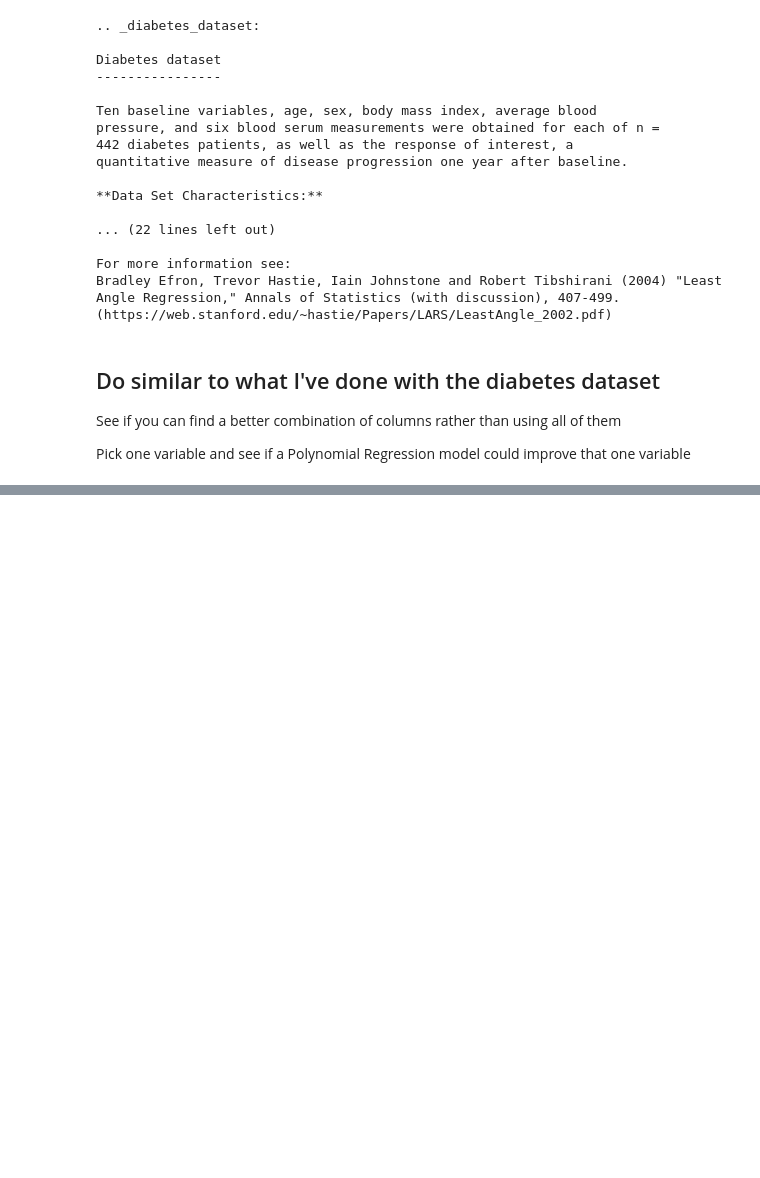
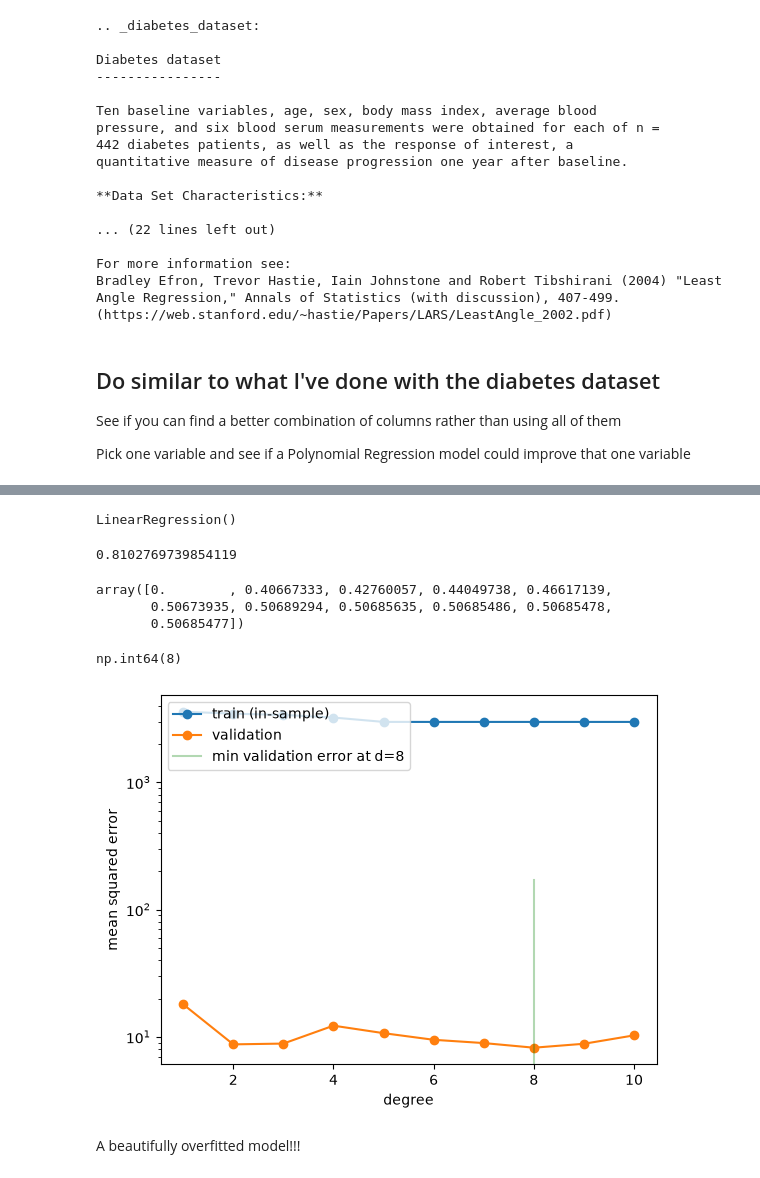
Before and after one commit to irenecelebrin/machine-learning, a Jupyter notebook: course material /class_2/ValidationNotebook/Validation Lab.ipynb, the cells around one changed output, grey strips where cells are left out. Cells and saved outputs as stored; diff of their text form; code cells hidden in the pictures; blank space fills up the shorter version.

```diff
--- a/course material /class_2/ValidationNotebook/Validation Lab.ipynb
+++ b/course material /class_2/ValidationNotebook/Validation Lab.ipynb
@@ -472,0 +572,52 @@ Pick one variable and see if a Polynomial Regression model could improve that on
+# %%
+modelpoly5 = LinearRegression()
+modelpoly5.fit(X_train_poly, y_train)
+# %% [output]
+LinearRegression()
+# %%
+modelpoly5.score(X_train_poly, y_train)
+# %% [output]
+0.8102769739854119
+# %%
+max_p = 10
+degrees = range(max_p+1)
+train_scores = np.zeros(max_p+1)
+test_scores = np.zeros(max_p+1)
+error_train = np.zeros(max_p+1)
+error_test = np.zeros(max_p+1)
+# %%
+for i in degrees:
+    if i != 0:
+        X_train_poly = PolynomialFeatures(i).fit_transform(X_train)
+        X_test_poly = PolynomialFeatures(i).fit_transform(X_test)
+        polymodel = LinearRegression()
+        polymodel.fit(X_train_poly, y_train)
+        prediction_on_training = polymodel.predict(X_train_poly)
+        prediction_on_test = polymodel.predict(X_test_poly)
+        error_train[i] = mean_squared_error(y_train, prediction_on_training)
+        error_test[i] = mean_squared_error(y_test, prediction_on_test)
+        train_scores[i] = polymodel.score(X_train_poly, y_train)
+        test_scores[i] = polymodel.score(X_test_poly, y_test)
+# %%
+train_scores
+# %% [output]
+array([0.        , 0.40667333, 0.42760057, 0.44049738, 0.46617139,
+       0.50673935, 0.50689294, 0.50685635, 0.50685486, 0.50685478,
+       0.50685477])
+# %%
+bestd = np.argmin(error_valid[1:])+1
+bestd
+# %% [output]
+np.int64(8)
+# %%
+plt.plot(degrees[1:], error_train[1:], marker='o', label='train (in-sample)')
+plt.plot(degrees[1:], error_valid[1:], marker='o', label='validation')
+plt.axvline(bestd, 0,0.5, color='g', label="min validation error at d=%d"%bestd, alpha=0.3)
+plt.ylabel('mean squared error')
+plt.xlabel('degree')
+plt.legend(loc='upper left')
+plt.yscale("log")
+# %% [output]
+[figure, added]
+# %% [markdown]
+A beautifully overfitted model!!!
```
Also changed, not shown: parts of 34 cells of this notebook, 1 other file.
